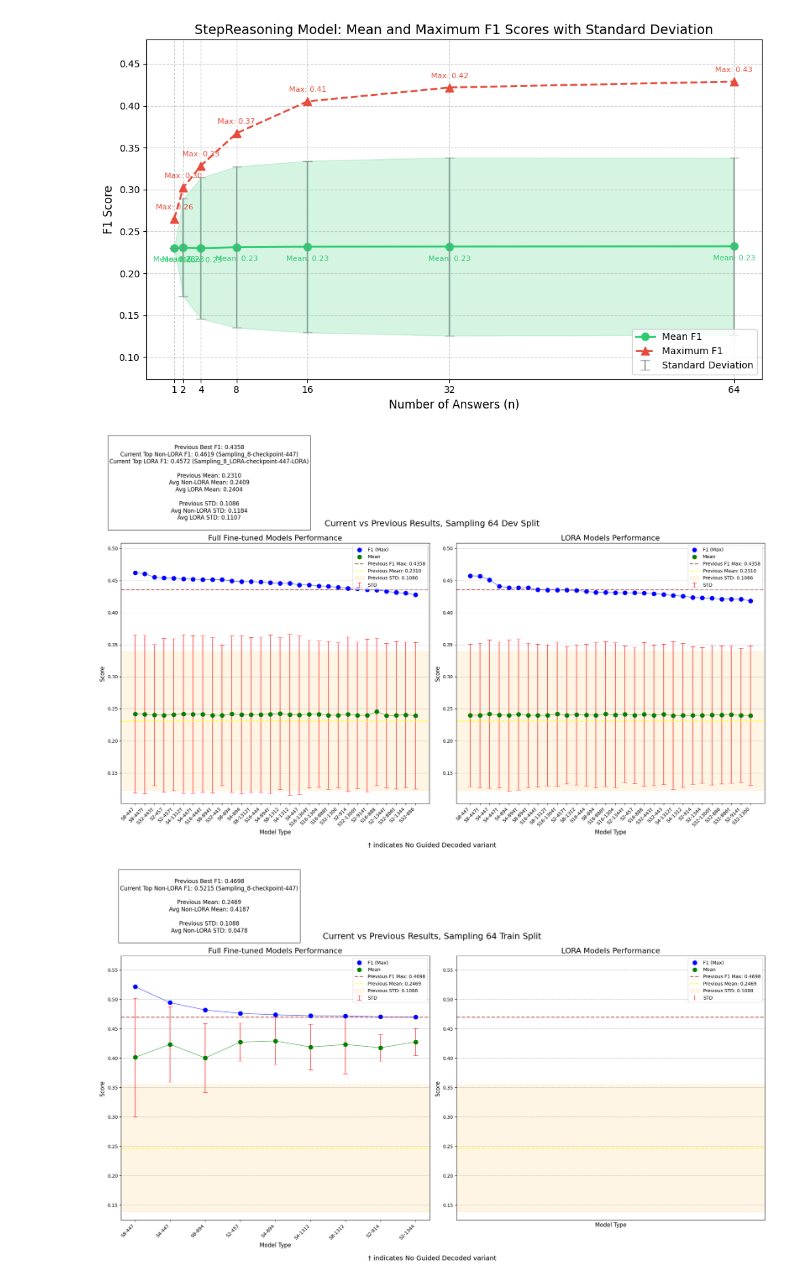
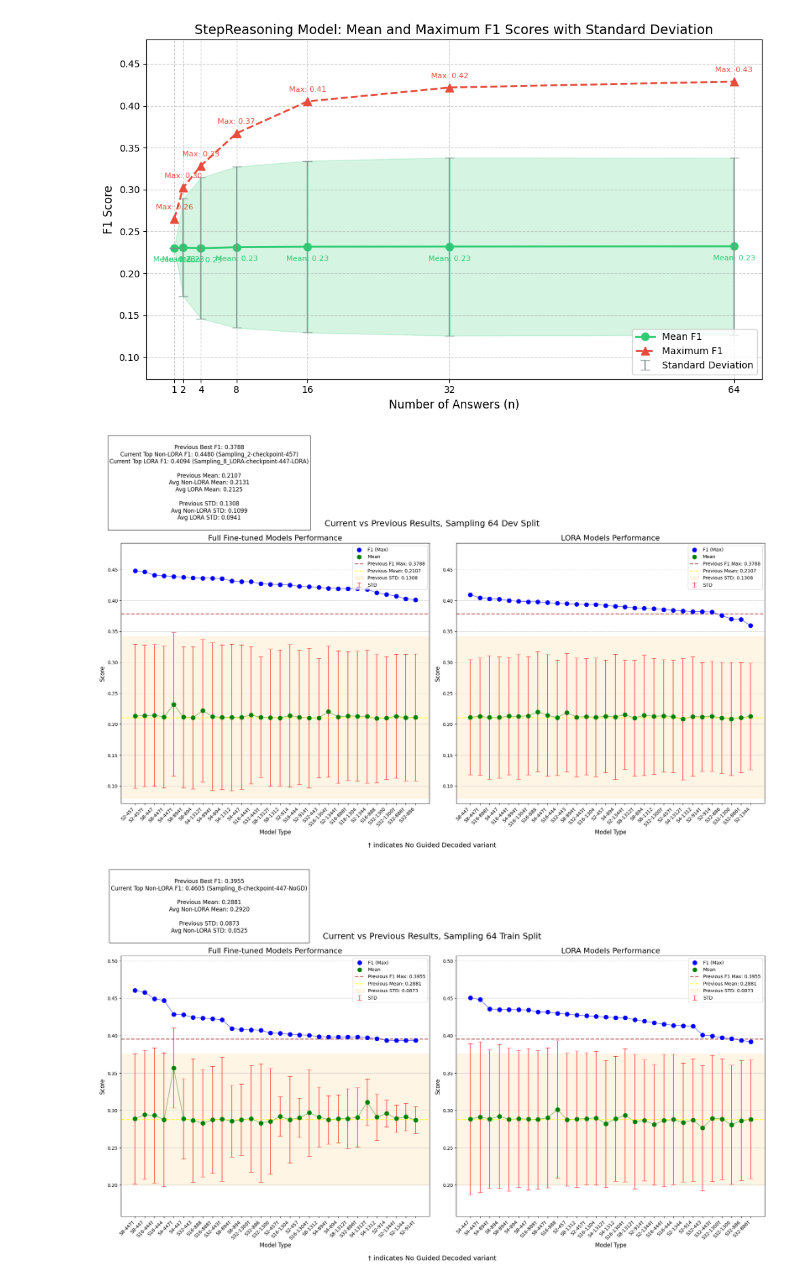
Before and after one commit to MikelZubi/ThinkTwice, a Jupyter notebook: scripts/MUC_Scripts/trainer/visualize_rejectionSampling_scores.ipynb, the cells around one changed output. Saved outputs shown, nothing was run; the diff lists cells and outputs as text; code cells hidden in the pictures.

```diff
--- a/scripts/MUC_Scripts/trainer/visualize_rejectionSampling_scores.ipynb
+++ b/scripts/MUC_Scripts/trainer/visualize_rejectionSampling_scores.ipynb
@@ -339,7 +339,7 @@ os.chdir("../../..")
 def read_csv_data():
     try:
         # Standard way to read CSV file
-        df = pd.read_csv('rejectionSampling/dev/scores.csv')
+        df = pd.read_csv('rejectionSampling/dev/scores_iter1.csv')
         return df
     except Exception as e:
         print(f"Error reading file: {e}")
@@ -352,9 +352,9 @@ def is_lora(row_name):
 df = read_csv_data()
 
 # Previous results
-previous_max_f1 = 0.4358
-previous_std = 0.1086
-previous_mean = 0.2310
+previous_max_f1 = 0.37882653061224486
+previous_std = 0.13084442883022368
+previous_mean = 0.21073892522867638
 
 # Sort by F1 score within each group
 df['is_lora'] = df['Type'].apply(is_lora)
@@ -497,7 +497,7 @@ fig.text(0.17, 0.96, stats_text, ha='center', fontsize=12, bbox=dict(facecolor='
 
 plt.show()
 # %% [output]
-[figure, old version]
+[figure, new version]
 # %%
 
 from matplotlib import patches
@@ -507,12 +507,14 @@ import numpy as np
 import io
 import re
 import os
+#os.chdir("../../..")
+
 
 # Read the CSV file
 def read_csv_data():
     try:
         # Standard way to read CSV file
-        df = pd.read_csv('rejectionSampling/train/scores.csv')
+        df = pd.read_csv('rejectionSampling/train/scores_iter1.csv')
         return df
     except Exception as e:
         print(f"Error reading file: {e}")
@@ -525,9 +527,9 @@ def is_lora(row_name):
 df = read_csv_data()
 
 # Previous results
-previous_max_f1 = 0.46977745872218235
-previous_std = 0.10875274386788134
-previous_mean = 0.2469225271532746
+previous_max_f1 = 0.3954556441866086
+previous_std = 0.0873015145728405
+previous_mean = 0.2880604592258623
 
 # Sort by F1 score within each group
 df['is_lora'] = df['Type'].apply(is_lora)
@@ -655,31 +657,31 @@ plt.suptitle('Current vs Previous Results, Sampling 64 Train Split', fontsize=18
 # Optionally, add summary statistics
 '''
 stats_text = f"""
 Previous Best F1: {previous_max_f1:.4f}
 Current Top Non-LORA F1: {non_lora_df['F1'].max():.4f} ({non_lora_df.iloc[0]['Type']})
 Current Top LORA F1: {lora_df['F1'].max():.4f} ({lora_df.iloc[0]['Type']})
 
 Previous Mean: {previous_mean:.4f}
 Avg Non-LORA Mean: {non_lora_df['Mean'].mean():.4f}
 Avg LORA Mean: {lora_df['Mean'].mean():.4f}
 
 Previous STD: {previous_std:.4f}
 Avg Non-LORA STD: {non_lora_df['STD'].mean():.4f}
 Avg LORA STD: {lora_df['STD'].mean():.4f}
 """
 '''
 stats_text = f"""
 Previous Best F1: {previous_max_f1:.4f}
 Current Top Non-LORA F1: {non_lora_df['F1'].max():.4f} ({non_lora_df.iloc[0]['Type']})
 
 Previous Mean: {previous_mean:.4f}
 Avg Non-LORA Mean: {non_lora_df['Mean'].mean():.4f}
 
 Previous STD: {previous_std:.4f}
 Avg Non-LORA STD: {non_lora_df['STD'].mean():.4f}
 """
 fig.text(0.17, 0.96, stats_text, ha='center', fontsize=12, bbox=dict(facecolor='white', alpha=0.8))
 
 plt.show()
 # %% [output]
-[figure, old version]
+[figure, new version]
```
Also changed, not shown: parts of 2 cells of this notebook, 3 other files.
